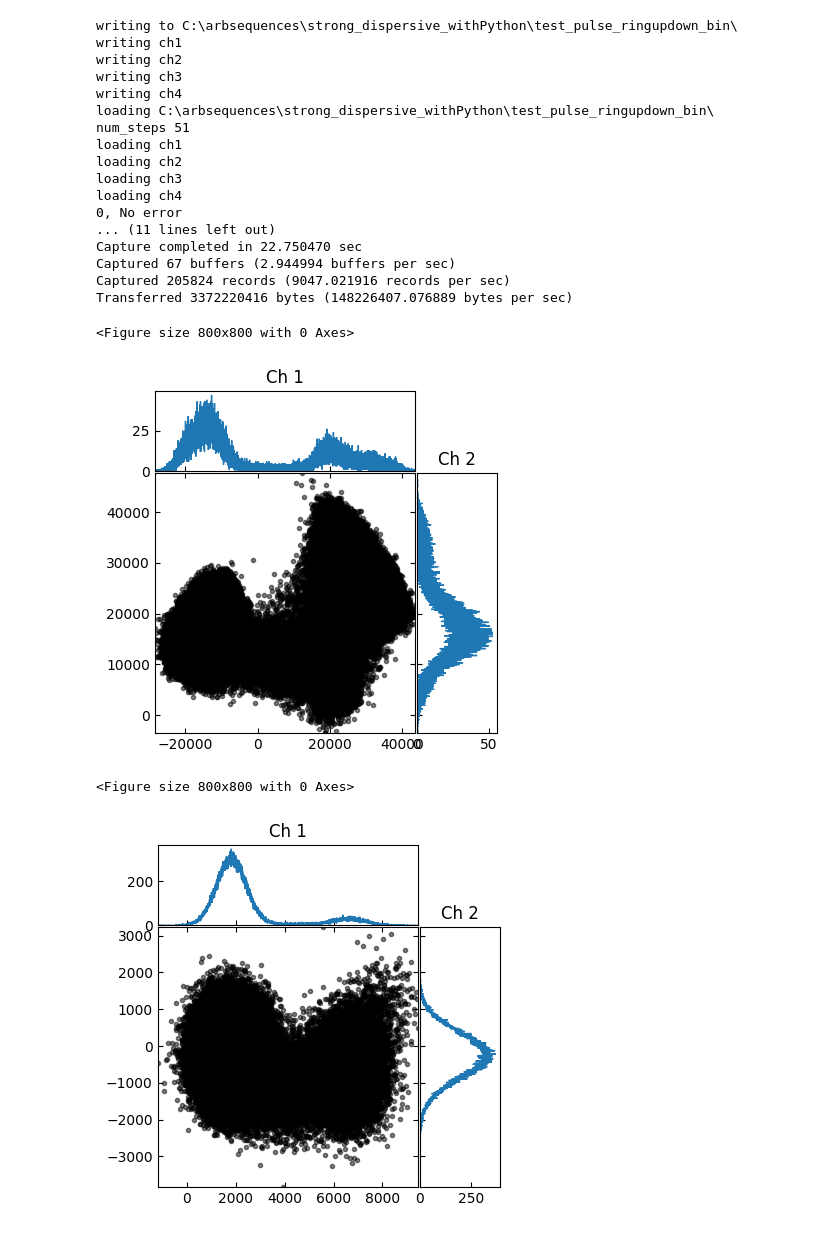
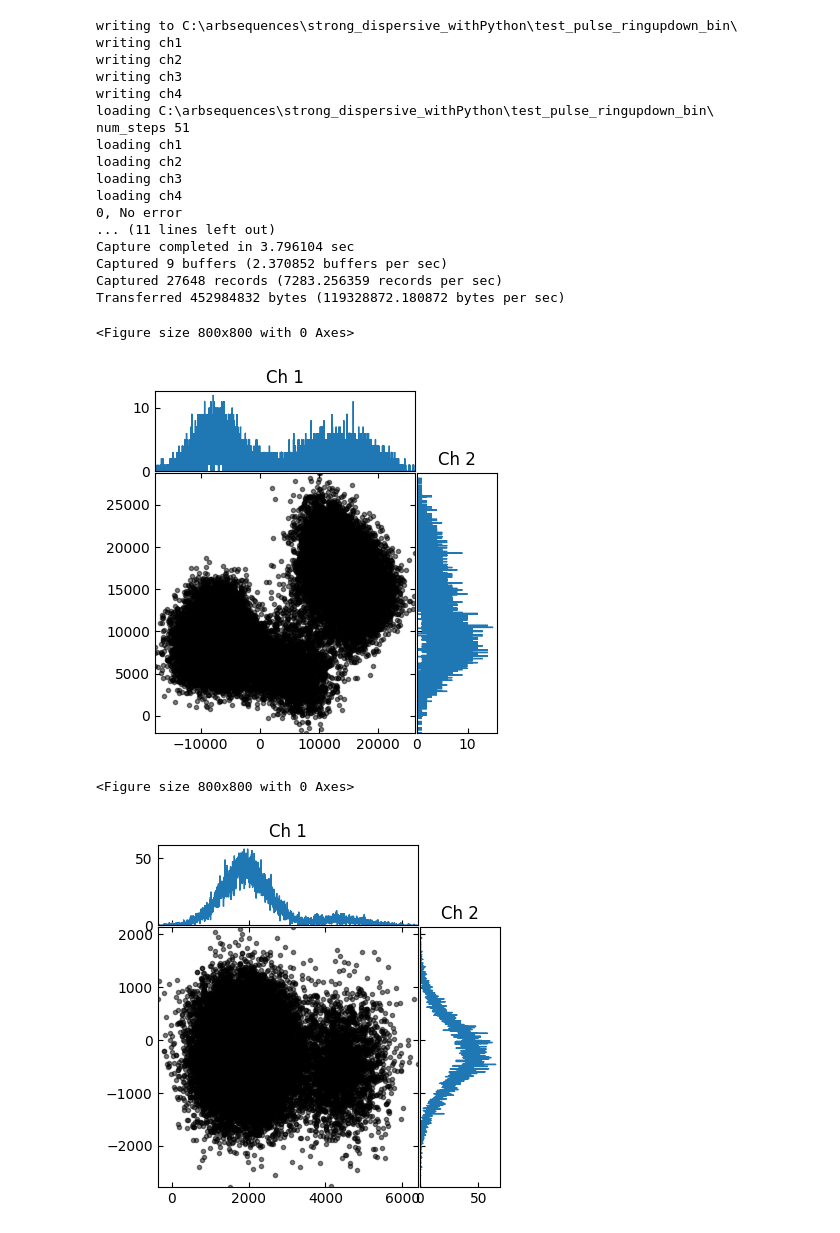
Before and after one commit to Katermurch/BlueFridgeNonLin, a Jupyter notebook: rabi_ef.ipynb, the cells around one changed output. Drawn from its saved outputs; the diff is of its cells as text; code cells hidden in the pictures.

```diff
--- a/rabi_ef.ipynb
+++ b/rabi_ef.ipynb
@@ -73,31 +73,31 @@ def run_rabi(
     return values, IQ_df
 # %%
 num_steps = 51
-reps = 500 * 8
-sweep_time = 2000
+reps = 500
+sweep_time = 500
 values, IQ_df = run_rabi(q1, q2, general_vals_dict, num_steps, sweep_time, reps)
 # %% [output]
 writing to C:\arbsequences\strong_dispersive_withPython\test_pulse_ringupdown_bin\
 writing ch1
 writing ch2
 writing ch3
 writing ch4
 loading C:\arbsequences\strong_dispersive_withPython\test_pulse_ringupdown_bin\
 num_steps 51
 loading ch1
 loading ch2
 loading ch3
 loading ch4
 0, No error
 ... (11 lines left out)
-Capture completed in 22.750470 sec
-Captured 67 buffers (2.944994 buffers per sec)
-Captured 205824 records (9047.021916 records per sec)
-Transferred 3372220416 bytes (148226407.076889 bytes per sec)
+Capture completed in 3.796104 sec
+Captured 9 buffers (2.370852 buffers per sec)
+Captured 27648 records (7283.256359 records per sec)
+Transferred 452984832 bytes (119328872.180872 bytes per sec)
 <Figure size 800x800 with 0 Axes>
-[figure, old version]
+[figure, new version]
 <Figure size 800x800 with 0 Axes>
-[figure, old version]
+[figure, new version]
 # %%
 plotting.rabi_plot(sweep_time, num_steps, values, qubit_num=1)
 # %% [output]
```
Also changed, not shown: parts of 2 cells of this notebook, 22 other files.
